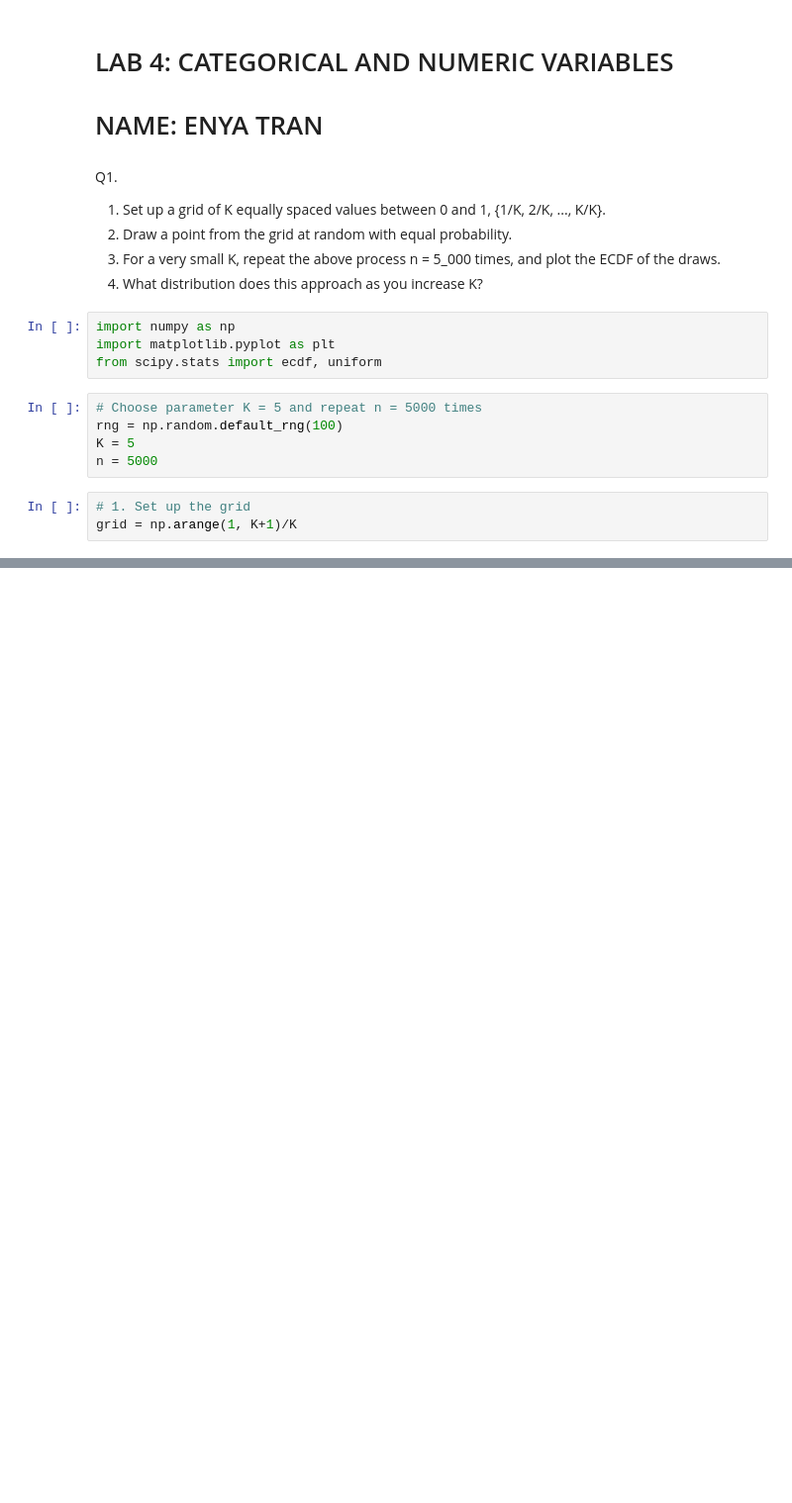
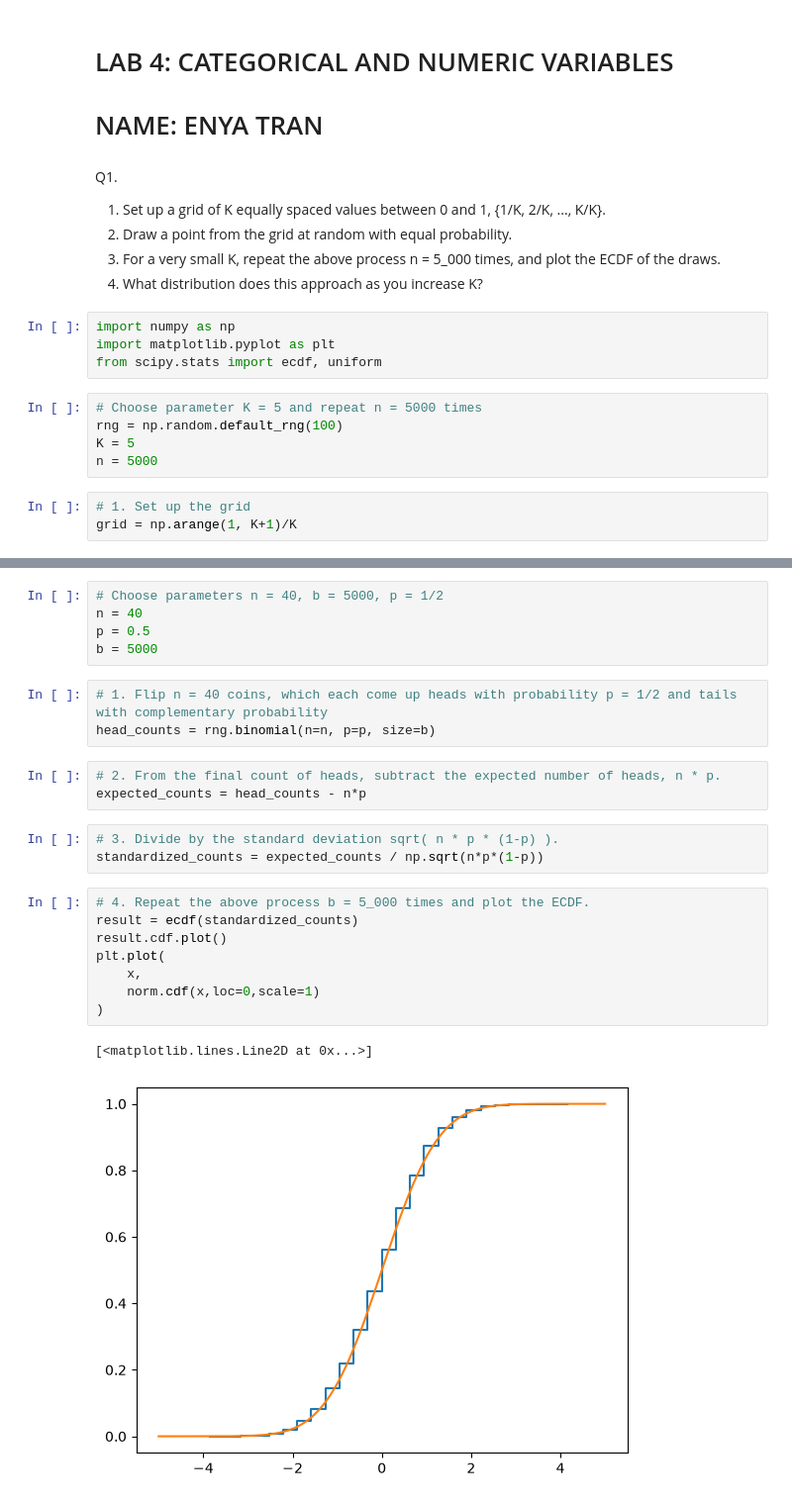
Before and after one commit to enyatran2111/uu_categorical_and_numeric, a Jupyter notebook: thursday_lab/Enya Tran_lab4.ipynb, the cells around one changed output, grey strips where cells are left out. Shown at 99% size. Cells and saved outputs as stored; diff of their text form; blank space fills up the shorter version.

```diff
--- a/thursday_lab/Enya Tran_lab4.ipynb
+++ b/thursday_lab/Enya Tran_lab4.ipynb
@@ -28,0 +85,25 @@ result.cdf.plot()
+# %%
+# Choose parameters n = 40, b = 5000, p = 1/2
+n = 40
+p = 0.5
+b = 5000
+# %%
+# 1. Flip n = 40 coins, which each come up heads with probability p = 1/2 and tails with complementary probability
+head_counts = rng.binomial(n=n, p=p, size=b)
+# %%
+# 2. From the final count of heads, subtract the expected number of heads, n * p.
+expected_counts = head_counts - n*p
+# %%
+# 3. Divide by the standard deviation sqrt( n * p * (1-p) ).
+standardized_counts = expected_counts / np.sqrt(n*p*(1-p))
+# %%
+# 4. Repeat the above process b = 5_000 times and plot the ECDF.
+result = ecdf(standardized_counts)
+result.cdf.plot()
+plt.plot(
+    x,
+    norm.cdf(x,loc=0,scale=1)
+)
+# %% [output]
+[<matplotlib.lines.Line2D at 0x...>]
+[figure, added]
```
Also changed, not shown: parts of 19 cells of this notebook.
